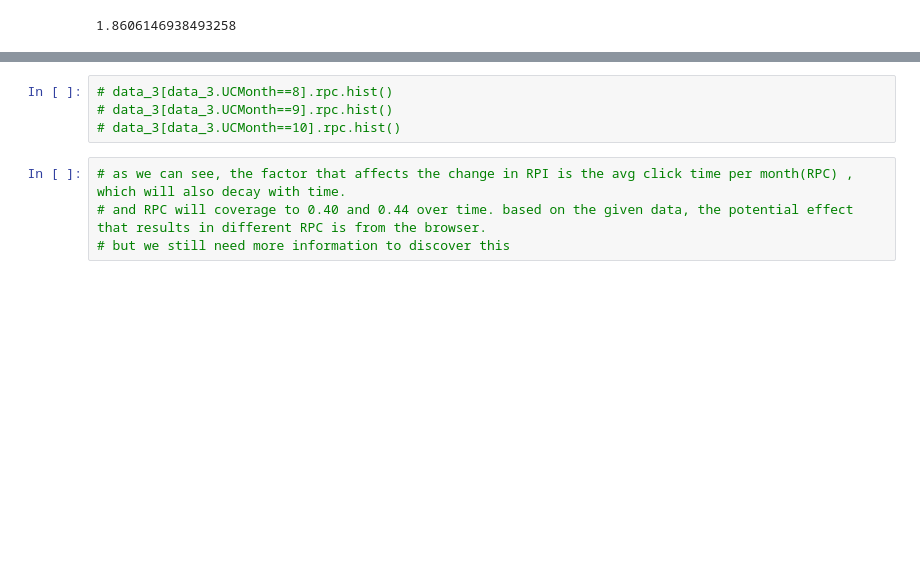
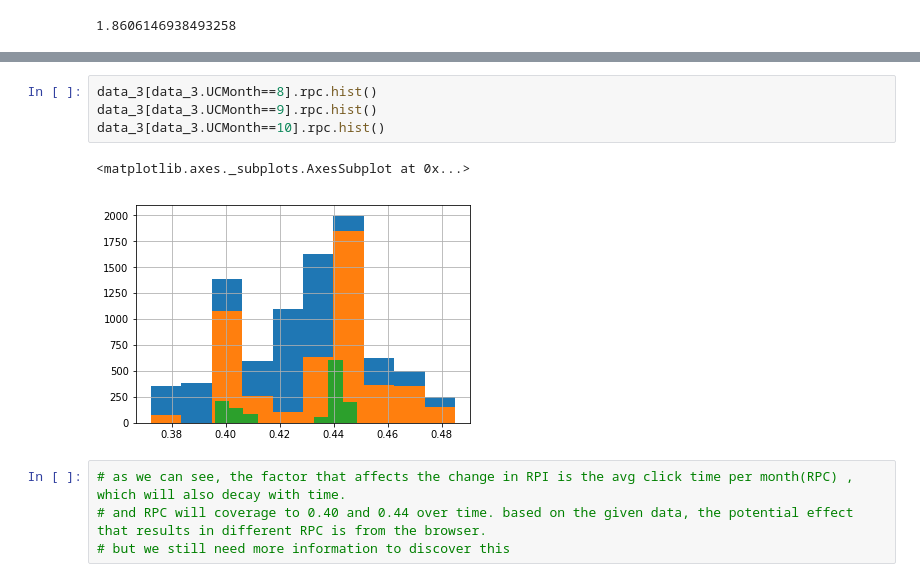
Before and after one commit to Horacehuo/8piont, a Jupyter notebook: 8points_test.ipynb, the cells around one changed output, grey strips where cells are left out. Drawn from its saved outputs; the diff is of its cells as text; blank space fills up the shorter version.

```diff
--- a/8points_test.ipynb
+++ b/8points_test.ipynb
@@ -160,7 +174,10 @@ df84.RPI.sum()+0.009710*(120-85)
 # %%
-# data_3[data_3.UCMonth==8].rpc.hist()
-# data_3[data_3.UCMonth==9].rpc.hist()
-# data_3[data_3.UCMonth==10].rpc.hist()
+data_3[data_3.UCMonth==8].rpc.hist()
+data_3[data_3.UCMonth==9].rpc.hist()
+data_3[data_3.UCMonth==10].rpc.hist()
+# %% [output]
+<matplotlib.axes._subplots.AxesSubplot at 0x...>
+[figure, added]
 # %%
 # as we can see, the factor that affects the change in RPI is the avg click time per month(RPC) , which will also decay with time.
 # and RPC will coverage to 0.40 and 0.44 over time. based on the given data, the potential effect that results in different RPC is from the browser.
```
Also changed, not shown: parts of 9 cells of this notebook.
